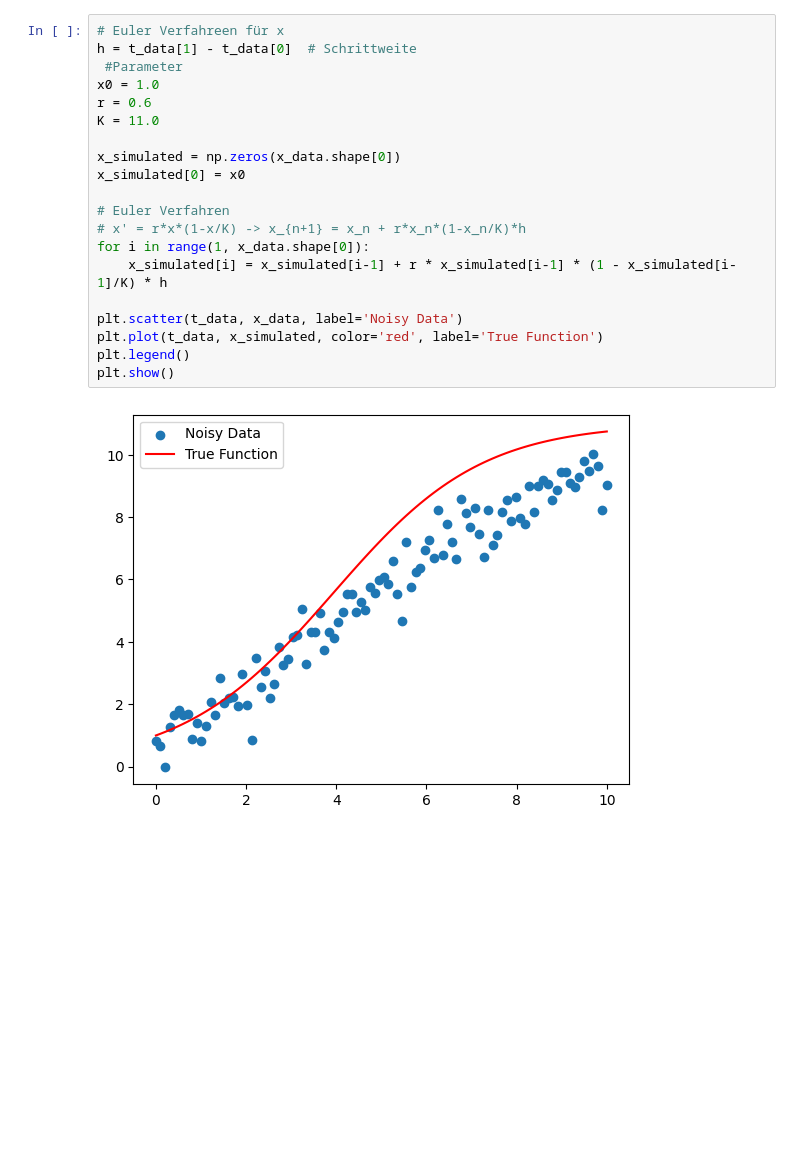
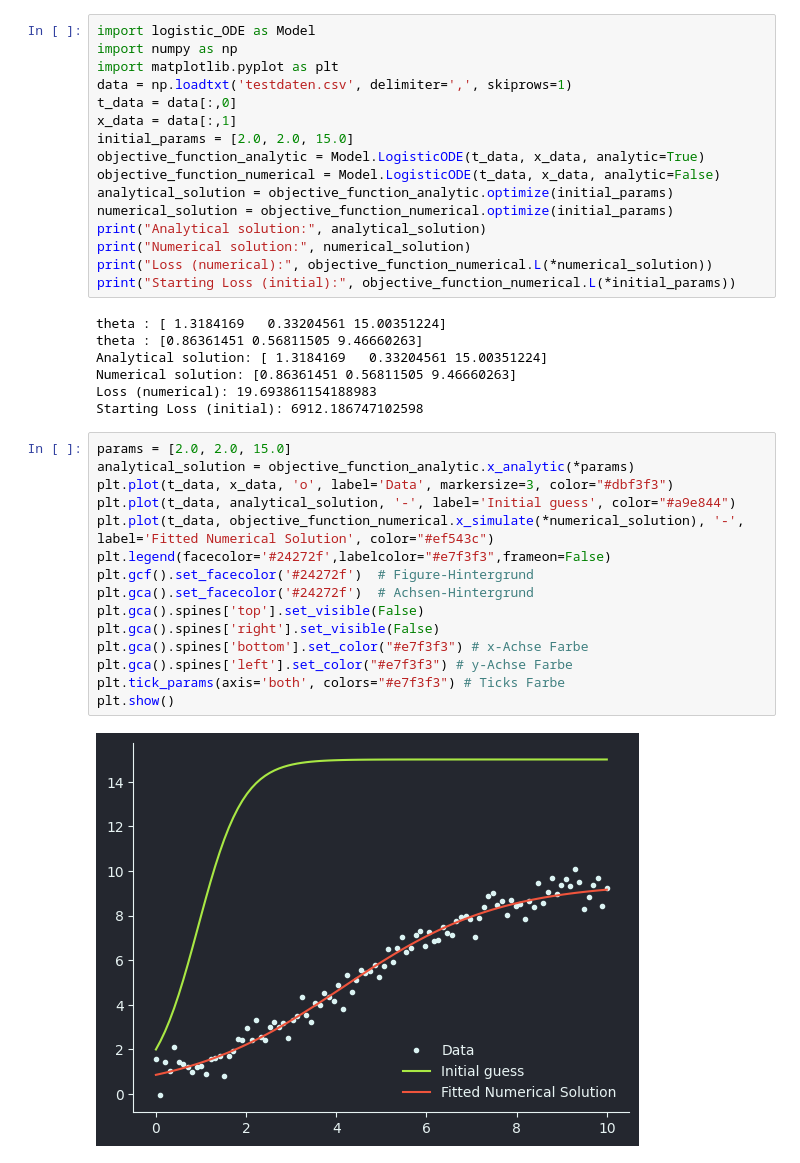
Before and after one commit to n1c0d1ng/Basic-Math-Algorithms-for-Scientific-Computing, a Jupyter notebook: Optimization/Testumgebung.ipynb, the cells around one changed output. Saved outputs shown, nothing was run; the diff lists cells and outputs as text; blank space fills up the shorter version.

Commit message:
Erstell Abbildungen für Wiki Seite: Gradienten- verfahren

```diff
--- a/Optimization/Testumgebung.ipynb
+++ b/Optimization/Testumgebung.ipynb
@@ -57,22 +1,40 @@ plt.show()
-# %%
-# Euler Verfahreen für x
-h = t_data[1] - t_data[0]  # Schrittweite
- #Parameter
-x0 = 1.0
-r = 0.6
-K = 11.0
-
-x_simulated = np.zeros(x_data.shape[0])
-x_simulated[0] = x0
-
-# Euler Verfahren
-# x' = r*x*(1-x/K) -> x_{n+1} = x_n + r*x_n*(1-x_n/K)*h
-for i in range(1, x_data.shape[0]):
-    x_simulated[i] = x_simulated[i-1] + r * x_simulated[i-1] * (1 - x_simulated[i-1]/K) * h
-
-plt.scatter(t_data, x_data, label='Noisy Data')
-plt.plot(t_data, x_simulated, color='red', label='True Function')
-plt.legend()
-plt.show()
-# %% [output]
-[figure, removed]
+# %%
+import logistic_ODE as Model
+import numpy as np
+import matplotlib.pyplot as plt
+data = np.loadtxt('testdaten.csv', delimiter=',', skiprows=1)
+t_data = data[:,0]
+x_data = data[:,1]
+initial_params = [2.0, 2.0, 15.0]
+objective_function_analytic = Model.LogisticODE(t_data, x_data, analytic=True)
+objective_function_numerical = Model.LogisticODE(t_data, x_data, analytic=False)
+analytical_solution = objective_function_analytic.optimize(initial_params)
+numerical_solution = objective_function_numerical.optimize(initial_params)
+print("Analytical solution:", analytical_solution)
+print("Numerical solution:", numerical_solution)
+print("Loss (numerical):", objective_function_numerical.L(*numerical_solution))
+print("Starting Loss (initial):", objective_function_numerical.L(*initial_params))
+# %% [output]
+theta : [ 1.3184169   0.33204561 15.00351224]
+theta : [0.86361451 0.56811505 9.46660263]
+Analytical solution: [ 1.3184169   0.33204561 15.00351224]
+Numerical solution: [0.86361451 0.56811505 9.46660263]
+Loss (numerical): 19.693861154188983
+Starting Loss (initial): 6912.186747102598
+# %%
+params = [2.0, 2.0, 15.0]
+analytical_solution = objective_function_analytic.x_analytic(*params)
+plt.plot(t_data, x_data, 'o', label='Data', markersize=3, color="#dbf3f3")
+plt.plot(t_data, analytical_solution, '-', label='Initial guess', color="#a9e844")
+plt.plot(t_data, objective_function_numerical.x_simulate(*numerical_solution), '-', label='Fitted Numerical Solution', color="#ef543c")
+plt.legend(facecolor='#24272f',labelcolor="#e7f3f3",frameon=False)
+plt.gcf().set_facecolor('#24272f')  # Figure-Hintergrund
+plt.gca().set_facecolor('#24272f')  # Achsen-Hintergrund
+plt.gca().spines['top'].set_visible(False)
+plt.gca().spines['right'].set_visible(False)
+plt.gca().spines['bottom'].set_color("#e7f3f3") # x-Achse Farbe
+plt.gca().spines['left'].set_color("#e7f3f3") # y-Achse Farbe
+plt.tick_params(axis='both', colors="#e7f3f3") # Ticks Farbe
+plt.show()
+# %% [output]
+[figure, added]
```
Also changed, not shown: parts of 7 cells of this notebook, 7 other files.
